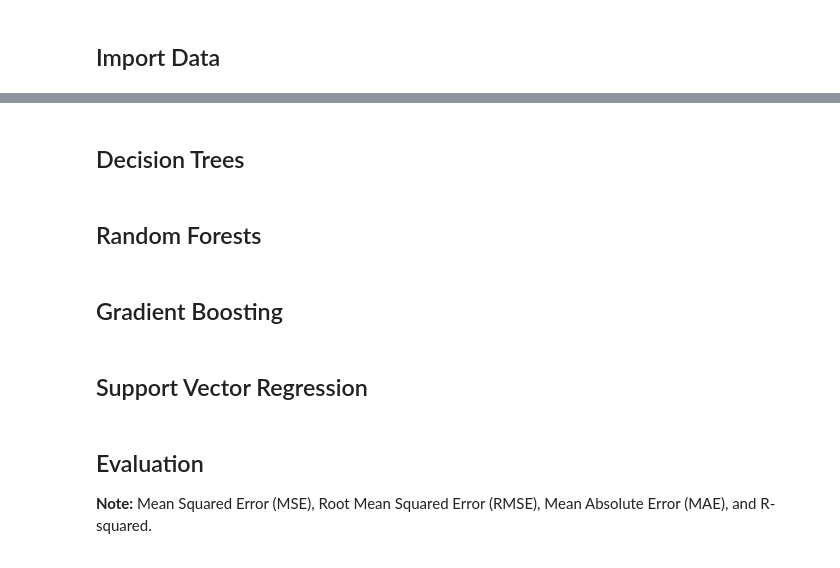
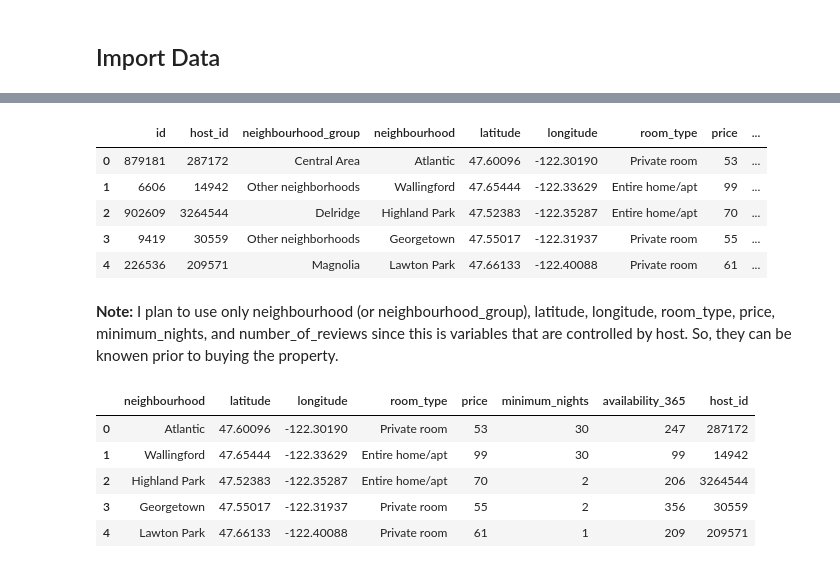
Before and after one commit to AdaNora22/Airbnb-project, a Jupyter notebook: code/Recommendation_system.ipynb, the cells around one changed output, grey strips where cells are left out. Saved outputs shown, nothing was run; the diff lists cells and outputs as text; code cells hidden in the pictures.

```diff
--- a/code/Recommendation_system.ipynb
+++ b/code/Recommendation_system.ipynb
@@ -9,12 +16,27 @@
-# %% [markdown]
-## Decision Trees
-# %% [markdown]
-## Random Forests
-# %% [markdown]
-## Gradient Boosting
-# %% [markdown]
-## Support Vector Regression
-# %% [markdown]
-## Evaluation
-
-**Note:** Mean Squared Error (MSE), Root Mean Squared Error (RMSE), Mean Absolute Error (MAE), and R-squared.
+# %%
+clean_data = pd.read_csv('../data/cleaned_data.csv')
+
+clean_data.head()
+# %% [output]
+|  | id | host_id | neighbourhood_group | neighbourhood | latitude | longitude | room_type | price | ... |
+| 0 | 879181 | 287172 | Central Area | Atlantic | 47.60096 | -122.30190 | Private room | 53 | ... |
+| 1 | 6606 | 14942 | Other neighborhoods | Wallingford | 47.65444 | -122.33629 | Entire home/apt | 99 | ... |
+| 2 | 902609 | 3264544 | Delridge | Highland Park | 47.52383 | -122.35287 | Entire home/apt | 70 | ... |
+| 3 | 9419 | 30559 | Other neighborhoods | Georgetown | 47.55017 | -122.31937 | Private room | 55 | ... |
+| 4 | 226536 | 209571 | Magnolia | Lawton Park | 47.66133 | -122.40088 | Private room | 61 | ... |
+# %% [markdown]
+**Note:** I plan to use only neighbourhood (or neighbourhood_group), latitude, longitude, room_type, price, minimum_nights, and number_of_reviews since this is variables that are controlled by host. So, they can be knowen prior to buying the property.
+# %%
+data = clean_data[['neighbourhood', 'latitude',
+                   'longitude', 'room_type',
+                   'price', 'minimum_nights',
+                   'availability_365', 'host_id']]
+
+data.head()
+# %% [output]
+|  | neighbourhood | latitude | longitude | room_type | price | minimum_nights | availability_365 | host_id |
+| 0 | Atlantic | 47.60096 | -122.30190 | Private room | 53 | 30 | 247 | 287172 |
+| 1 | Wallingford | 47.65444 | -122.33629 | Entire home/apt | 99 | 30 | 99 | 14942 |
+| 2 | Highland Park | 47.52383 | -122.35287 | Entire home/apt | 70 | 2 | 206 | 3264544 |
+| 3 | Georgetown | 47.55017 | -122.31937 | Private room | 55 | 2 | 356 | 30559 |
+| 4 | Lawton Park | 47.66133 | -122.40088 | Private room | 61 | 1 | 209 | 209571 |
```
Also changed, not shown: parts of 48 cells of this notebook.
